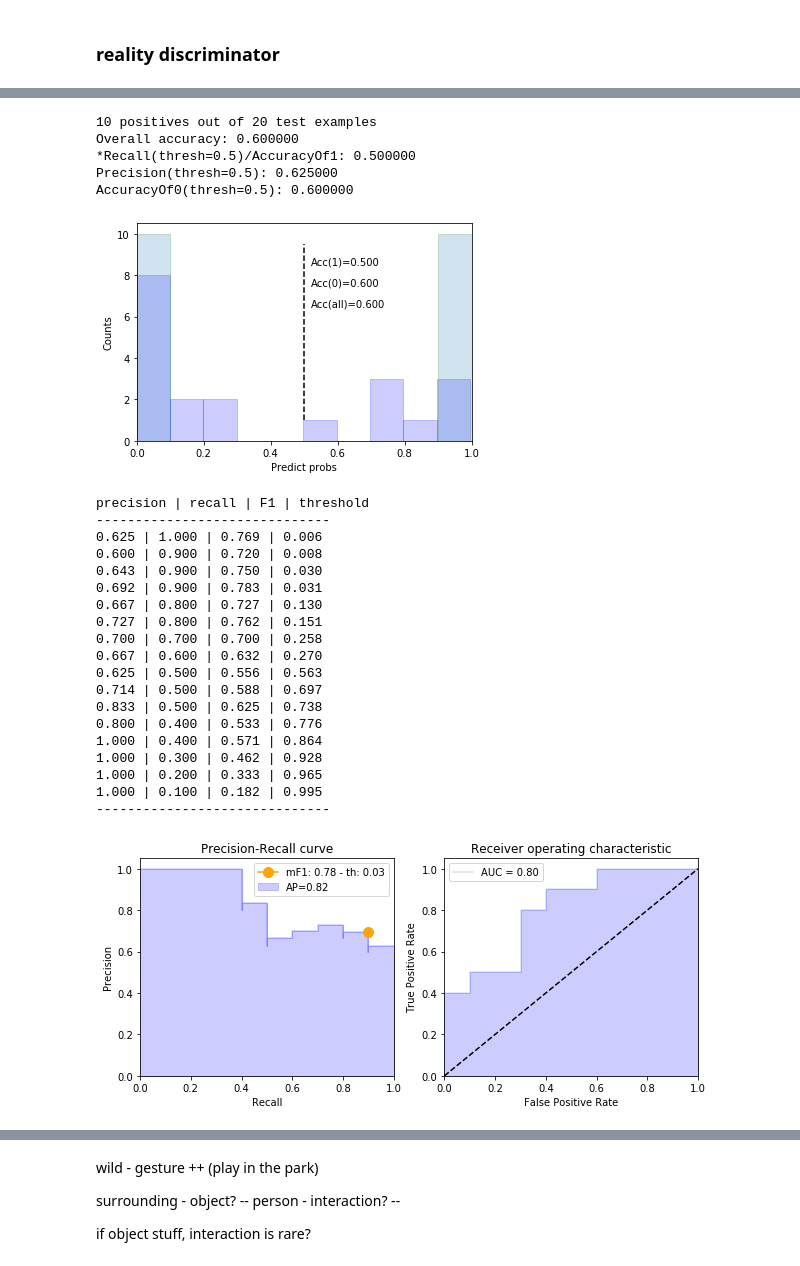
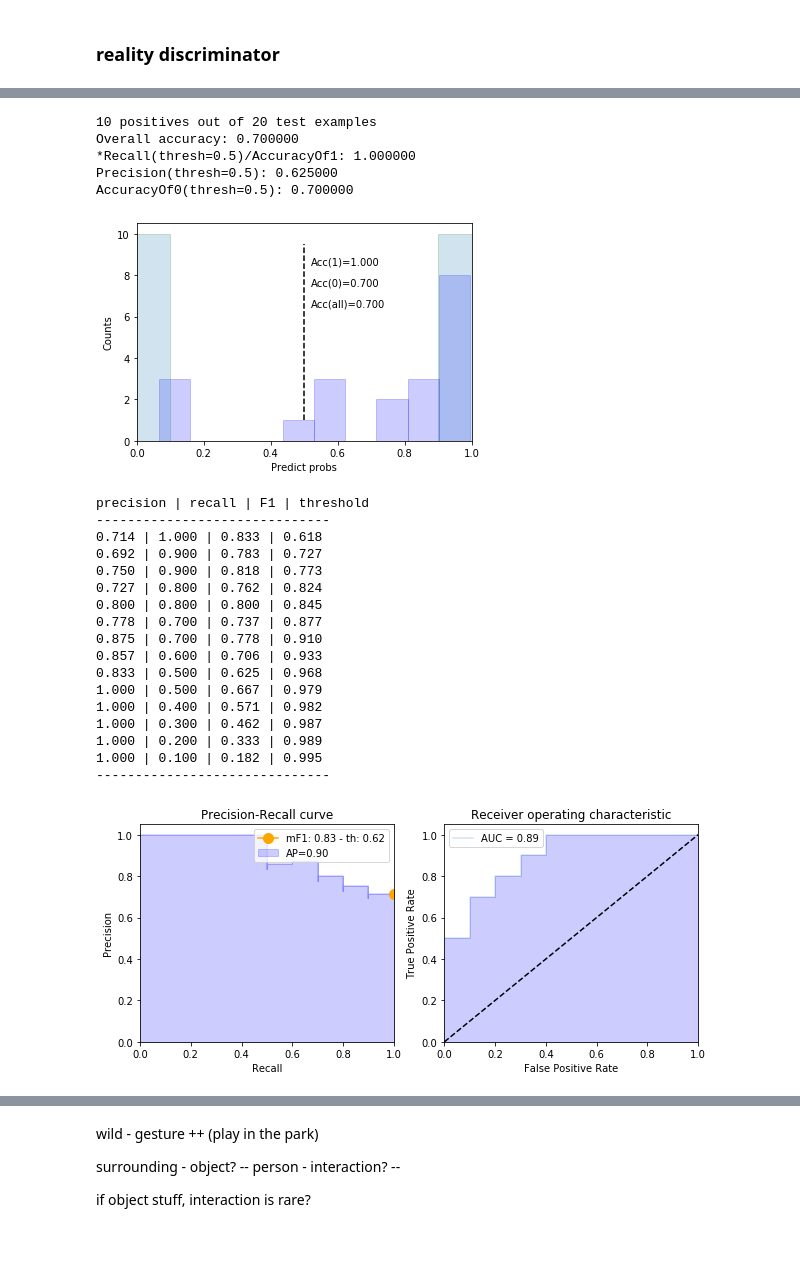
Before and after one commit to shwinshaker/Text2Scene, a Jupyter notebook: train.ipynb, the cells around one changed output, grey strips where cells are left out. Cells and saved outputs as stored; diff of their text form; code cells hidden in the pictures.

```diff
--- a/train.ipynb
+++ b/train.ipynb
@@ -14,4 +17,7 @@ warnings.simplefilter('ignore')
 # %%
 # dataset, X, y, pairs, index = prep_data(Dataset, shuffle_interval=3)
-dataset = prep_data(Dataset, test=0.1, shuffle=True, seed=None)
+dataset = prep_data(Dataset, test=0.1, shuffle=True, seed=None,
+                    text_idf=True, categ_idf=True,
+                    cross_simi=True,
+                    norm_simi=True, suppress_freq=1)
 # %% [output]
@@ -51,0 +38,7 @@ y_prob = clf.predict_proba(dataset.data_test[:,:-1])[:,1]
+# %%
+dataset_r = prep_data(DatasetReality,
+                      index_tup=(dataset.index_train,
+                                 dataset.index_test),
+                      categ_idf=True,
+                      cross_simi=True,
+                      norm_simi=True)
@@ -203,7 +340,3 @@ dataset.getOneLayerSent(txt_name='text/72.txt',
 (['A1', 'A2222', 'A325'], 'A man and a woman jump to celebrate.')
 # %% [markdown]
 ### reality discriminator
-# %%
-# dataset_r, X_r, y_r, pairs_r, index_r = prep_data(DatasetReality, shuffle_interval=2)
-dataset_r = prep_data(DatasetReality,
-                      index=(dataset.index_train, dataset.index_test))
@@ -238,0 +343,5 @@ y_prob = clf_r.predict_proba(dataset_r.data_test[:,:-1])[:,1]
+# %%
+clf_r = train_classifier(dataset_r,
+                         class_weight={1: 1, 0: 0.1},
+                         C=10)
+# low negative weight will suppress largest coeffcients, leading to better results
@@ -239,36 +351,34 @@ y_prob = clf_r.predict_proba(dataset_r.data_test[:,:-1])[:,1]
 # %%
-suffix = 'temp'
+suffix = 'temp1'
 STAT(y_true, y_prob, path='realitySTAT_%s' % suffix)
 # %% [output]
 10 positives out of 20 test examples
-Overall accuracy: 0.600000
-*Recall(thresh=0.5)/AccuracyOf1: 0.500000
+Overall accuracy: 0.700000
+*Recall(thresh=0.5)/AccuracyOf1: 1.000000
 Precision(thresh=0.5): 0.625000
-AccuracyOf0(thresh=0.5): 0.600000
+AccuracyOf0(thresh=0.5): 0.700000
-[figure, old version]
+[figure, new version]
 # %%
 ROC(y_true, y_prob, path='realityROC_%s' % suffix)
 # %% [output]
 precision | recall | F1 | threshold
 ------------------------------
-0.625 | 1.000 | 0.769 | 0.006
-0.600 | 0.900 | 0.720 | 0.008
-0.643 | 0.900 | 0.750 | 0.030
-0.692 | 0.900 | 0.783 | 0.031
-0.667 | 0.800 | 0.727 | 0.130
-0.727 | 0.800 | 0.762 | 0.151
-0.700 | 0.700 | 0.700 | 0.258
-0.667 | 0.600 | 0.632 | 0.270
-0.625 | 0.500 | 0.556 | 0.563
-0.714 | 0.500 | 0.588 | 0.697
-0.833 | 0.500 | 0.625 | 0.738
-0.800 | 0.400 | 0.533 | 0.776
-1.000 | 0.400 | 0.571 | 0.864
-1.000 | 0.300 | 0.462 | 0.928
-1.000 | 0.200 | 0.333 | 0.965
+0.714 | 1.000 | 0.833 | 0.618
+0.692 | 0.900 | 0.783 | 0.727
+0.750 | 0.900 | 0.818 | 0.773
+0.727 | 0.800 | 0.762 | 0.824
+0.800 | 0.800 | 0.800 | 0.845
+0.778 | 0.700 | 0.737 | 0.877
+0.875 | 0.700 | 0.778 | 0.910
+0.857 | 0.600 | 0.706 | 0.933
+0.833 | 0.500 | 0.625 | 0.968
+1.000 | 0.500 | 0.667 | 0.979
+1.000 | 0.400 | 0.571 | 0.982
+1.000 | 0.300 | 0.462 | 0.987
+1.000 | 0.200 | 0.333 | 0.989
 1.000 | 0.100 | 0.182 | 0.995
 ------------------------------
-[figure, old version]
+[figure, new version]
 # %%
 FEAT(dataset_r, clf_r, path='realityFEAT_%s' % suffix)
 # %% [output]
```
Also changed, not shown: parts of 36 cells of this notebook, 17 other files.
